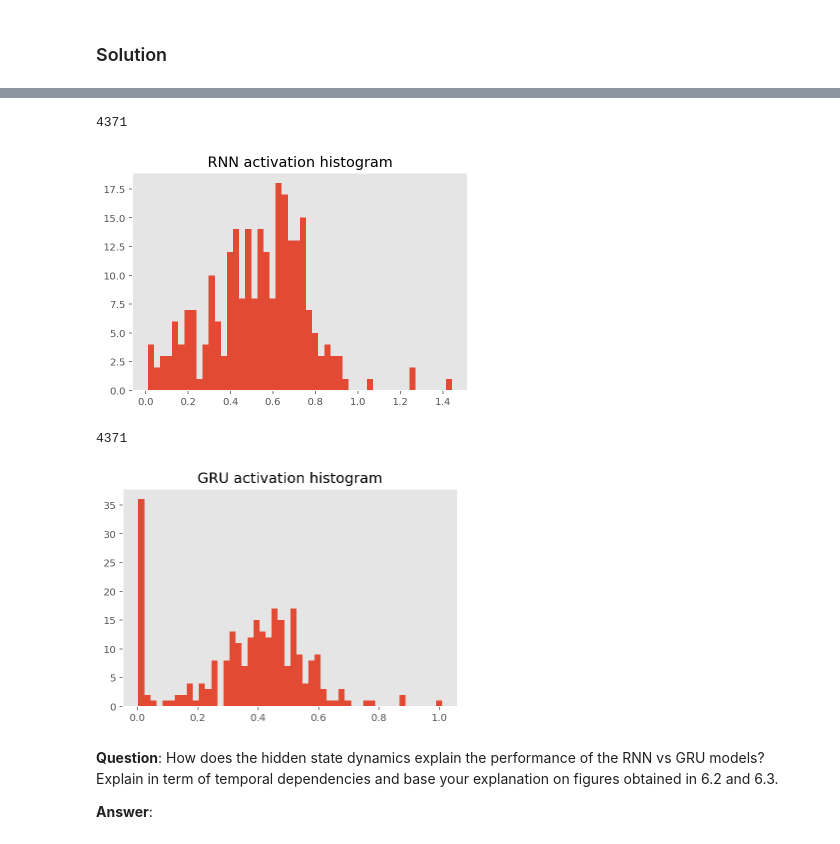
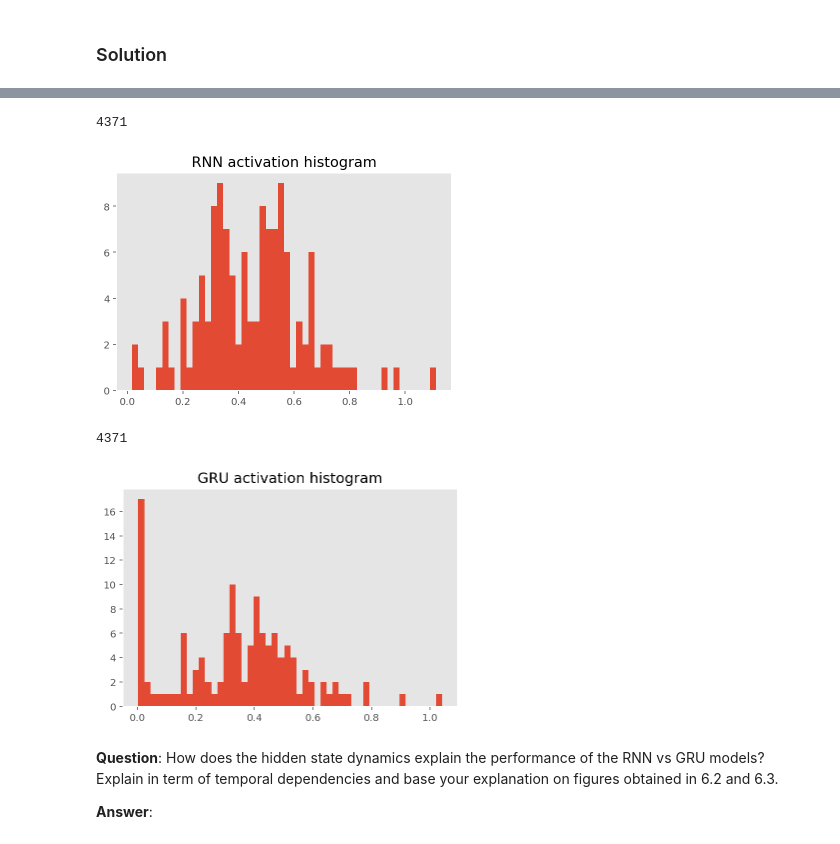
Before and after one commit to davidedidio/ANN, a Jupyter notebook: miniproject2/miniproject2.ipynb, the cells around one changed output, grey strips where cells are left out. Drawn from its saved outputs; the diff is of its cells as text; code cells hidden in the pictures.

```diff
--- a/miniproject2/miniproject2.ipynb
+++ b/miniproject2/miniproject2.ipynb
@@ -481,3 +519,12 @@ plot_histogram(P, t_dictionaries["P"], "Histogram of P after transposition")
 # %% [output]
 [figure]
 [figure]
+# %%
+# This plot show the joint note distribution, it illustrate the last question to answered below.
+from matplotlib.colors import LogNorm
+
+P = [ p for label in t_integer_dataset for p in t_integer_dataset[label]['P'] ]
+T = [ t for label in t_integer_dataset for t in t_integer_dataset[label]['T'] ]
+plt.hist2d(P, T, bins=[len(t_dictionaries["P"]), len(t_dictionaries["T"])] , norm=LogNorm())
+plt.colorbar()
+plt.show()
@@ -744,9 +808,9 @@ KeyboardInterrupt:
 # %%
-RNNtrain = keras.models.load_model("RNNtrain.model")
-RNNmodel = keras.models.load_model("RNNmodel.model")
+RNNtrain = keras.models.load_model("models/RNNtrain128.model")
+RNNmodel = keras.models.load_model("models/RNNmodel128.model")
 
-GRUtrain = keras.models.load_model("GRUtrain.model")
-GRUmodel = keras.models.load_model("GRUmodel.model")
+GRUtrain = keras.models.load_model("models/GRUtrain128.model")
+GRUmodel = keras.models.load_model("models/GRUmodel128.model")
 
-#LSTMtrain = keras.models.load_model("LSTMtrain.model")
-#LSTMmodel = keras.models.load_model("LSTMmodel.model")
+LSTMtrain = keras.models.load_model("models/LSTMtrain128.model")
+LSTMmodel = keras.models.load_model("models/LSTMmodel128.model")
@@ -785,8 +853,14 @@ def plot_predicted(prediction, dictionaries):
 
 
 for label in np.random.choice(list(t_integer_dataset), 4):
+    print("Melody : " + label)
     X_m, Y_m = melody_to_XY(one_hot_encoding(t_integer_dataset[label], t_dictionaries), padding_size)
     prediction = GRUmodel.predict([np.asarray([X_m["T"]]), np.asarray([X_m["P"]])])
+    losses = GRUtrain.evaluate([np.asarray([X_m["T"]]), np.asarray([X_m["P"]])],
+                               [np.asarray([Y_m["T"]]), np.asarray([Y_m["P"]])],
+                               verbose = 0)
 
+    print(GRUtrain.metrics_names)
+    print(losses)
     plot_predicted(prediction, t_dictionaries)
 # %% [output]
@@ -808,37 +889,37 @@ def average_absolute_change(X_m, prediction):
 
     p = prediction[2][0][mask]
 
     sum_diff = np.sum(np.abs( p[:-1] - p[1:] ), axis=0)
 
     return sum_diff, p.shape[0] - 1
 
 
 def plot_mean_absolute_average(model, title):
 
-    total_sum = np.zeros(256)
+    total_sum = np.zeros(128)
     total_weight = 0
     for i, label in enumerate(t_integer_dataset):
         print(i, end="\r")
         X_m, Y_m = melody_to_XY(one_hot_encoding(t_integer_dataset[label], t_dictionaries), padding_size)
         prediction = model.predict([np.asarray([X_m["T"]]), np.asarray([X_m["P"]])])
 
         sum_diff, weight = average_absolute_change(X_m, prediction)
 
         total_sum += sum_diff
         total_weight += weight
 
     plt.title(title)
     plt.hist(total_sum / total_weight, bins=50)
     plt.show()
 
 
 plot_mean_absolute_average(RNNmodel, "RNN activation histogram")
 plot_mean_absolute_average(GRUmodel, "GRU activation histogram")
 # %% [output]
 4371
-[figure, old version]
+[figure, new version]
 4371
-[figure, old version]
+[figure, new version]
 # %% [markdown]
 **Question**: How does the hidden state dynamics explain the performance of the RNN vs GRU models? Explain in term of temporal dependencies and base your explanation on figures obtained in 6.2 and 6.3.
 
```
Also changed, not shown: parts of 22 cells of this notebook, 10 other files.
